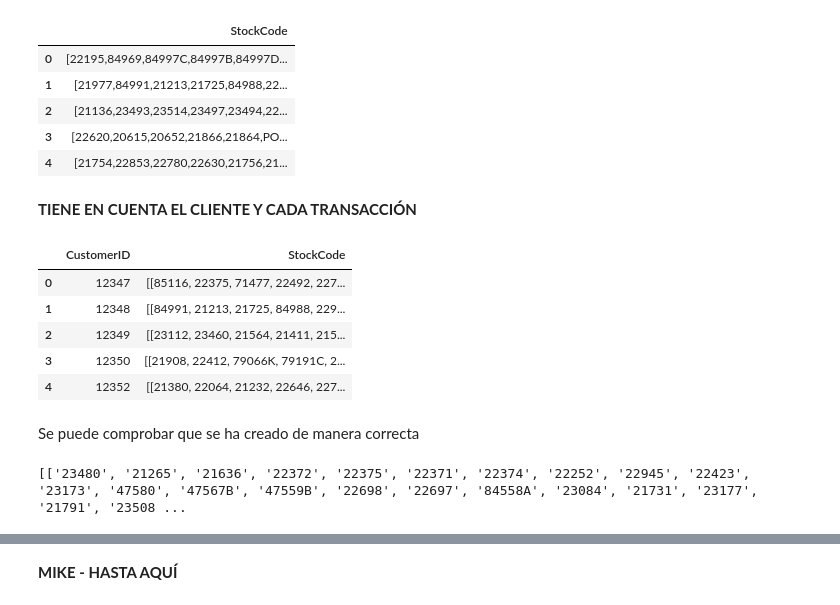
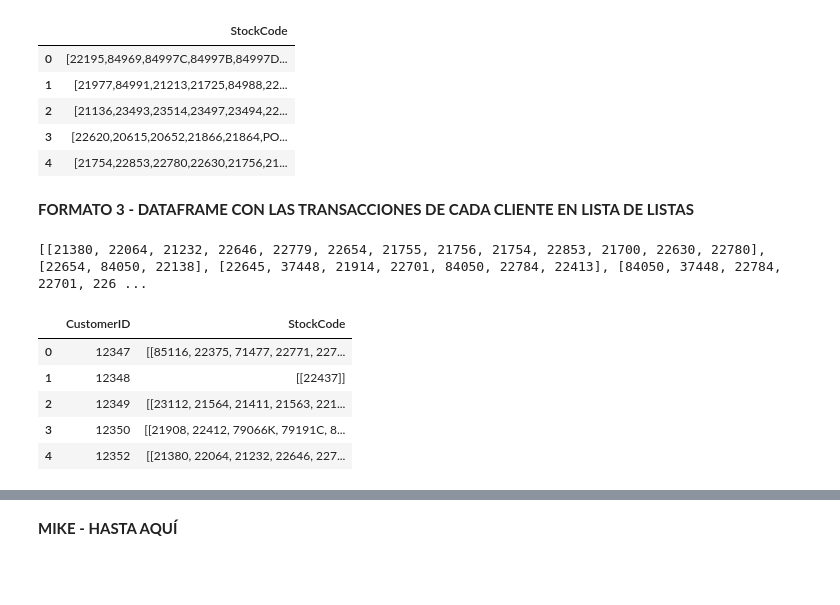
Before and after one commit to 9105507/MINERIA_DE_DATOS_23_24, a Jupyter notebook: Lab2_Mike.ipynb, the cells around one changed output, grey strips where cells are left out. Saved outputs shown, nothing was run; the diff lists cells and outputs as text; code cells hidden in the pictures; blank space fills up the shorter version.

```diff
--- a/Lab2_Mike.ipynb
+++ b/Lab2_Mike.ipynb
@@ -414,7 +402,28 @@ Se van a eliminar 11976 registro de nuestro dataset. Se procede a ello:
+# %%
+def eliminar_outliers(data, variables):
+  # Crear una copia del DataFrame para evitar modificar el original
+  data_no_outliers = data.copy()
+  lower_bound = []
+  upper_bound = []
+  for variable in variables:
+    Q1 = data_no_outliers[variable].quantile(0.25)
+    Q3 = data_no_outliers[variable].quantile(0.75)
+    IQR = Q3 - Q1
+    lower_bound.append(Q1 - 1.5 * IQR)
+    upper_bound.append(Q3 + 1.5 * IQR)
+
+  for i in range(len(variables)):
+    # Filtrar los outliers y mantener solo los valores dentro del rango
+    data_no_outliers = data_no_outliers[(data_no_outliers[variables[i]] >= lower_bound[i]) & (data_no_outliers[variables[i]] <= upper_bound[i])]
+    data_no_outliers = data_no_outliers[(data_no_outliers[variables[i]] > 0)]
+
+  return data_no_outliers
+
+variables_interes = ['UnitPrice', 'Quantity']
+df = eliminar_outliers(df, variables_interes)
+
+# Ahora, df_no_outliers contiene el DataFrame sin outliers en las variables de interés
 # %%
-# Eliminar registros en UnitPrice y Quantity según los criterios dados
-df = df[(df['UnitPrice'] > 0) & (df['UnitPrice'] < 50) & (df['Quantity'] > 0) & (df['Quantity'] < 50)]
-
 # Verificar los cambios
 # Crear subplots para cada variable
 fig, axes = plt.subplots(nrows=1, ncols=2, figsize=(10, 4))
@@ -549,21 +561,21 @@ gsp_df.head()
 | 2 | [21136,23493,23514,23497,23494,22... |
 | 3 | [22620,20615,20652,21866,21864,PO... |
 | 4 | [21754,22853,22780,22630,21756,21... |
-# %% [markdown]
-**TIENE EN CUENTA EL CLIENTE Y CADA TRANSACCIÓN**
+# %% [markdown]
+**FORMATO 3 - DATAFRAME CON LAS TRANSACCIONES DE CADA CLIENTE EN LISTA DE LISTAS**
 # %%
-# gsp_df = pd.DataFrame(df.sort_values('InvoiceNo'))
-# gsp_df = pd.DataFrame(df.groupby(['InvoiceNo', 'CustomerID'])['StockCode'].agg(list).reset_index())
-# gsp_df = gsp_df.drop(columns=['InvoiceNo'])
-# # gsp_df['StockCode'] = gsp_df['StockCode'].apply(lambda x: [str(item) for item in x])
-# gsp_df = pd.DataFrame(gsp_df.groupby(['CustomerID'])['StockCode'].agg(list).reset_index())
-# gsp_df.head()
+gsp_df = pd.DataFrame(df.sort_values('InvoiceNo'))
+gsp_df = pd.DataFrame(df.groupby(['InvoiceNo', 'CustomerID'])['StockCode'].agg(list).reset_index())
+gsp_df = gsp_df.drop(columns=['InvoiceNo'])
+# gsp_df['StockCode'] = gsp_df['StockCode'].apply(lambda x: [str(item) for item in x])
+gsp_df = pd.DataFrame(gsp_df.groupby(['CustomerID'])['StockCode'].agg(list).reset_index())
+print(gsp_df.loc[4, 'StockCode']) #Todas las transacciones del cliente 4.
+gsp_df.head()
 # %% [output]
+[[21380, 22064, 21232, 22646, 22779, 22654, 21755, 21756, 21754, 22853, 21700, 22630, 22780], [22654, 84050, 22138], [22645, 37448, 21914, 22701, 84050, 22784, 22413], [84050, 37448, 22784, 22701, 226 ...
 |  | CustomerID | StockCode |
-| 0 | 12347 | [[85116, 22375, 71477, 22492, 227... |
-| 1 | 12348 | [[84991, 21213, 21725, 84988, 229... |
-| 2 | 12349 | [[23112, 23460, 21564, 21411, 215... |
-| 3 | 12350 | [[21908, 22412, 79066K, 79191C, 2... |
+| 0 | 12347 | [[85116, 22375, 71477, 22771, 227... |
+| 1 | 12348 | [[22437]] |
+| 2 | 12349 | [[23112, 21564, 21411, 21563, 221... |
+| 3 | 12350 | [[21908, 22412, 79066K, 79191C, 8... |
 | 4 | 12352 | [[21380, 22064, 21232, 22646, 227... |
-# %% [markdown]
-Se puede comprobar que se ha creado de manera correcta
@@ -576,8 +581,0 @@ Se puede comprobar que se ha creado de manera correcta
-# %%
-# Convertir la columna 'StockCode' a lista de listas
-gsp_list = gsp_df['StockCode'].tolist()
-
-#Una transacción de un cliente
-print(gsp_list[0:2])
-# %% [output]
-[['23480', '21265', '21636', '22372', '22375', '22371', '22374', '22252', '22945', '22423', '23173', '47580', '47567B', '47559B', '22698', '22697', '84558A', '23084', '21731', '23177', '21791', '23508 ...
```
Also changed, not shown: parts of 25 cells of this notebook.
